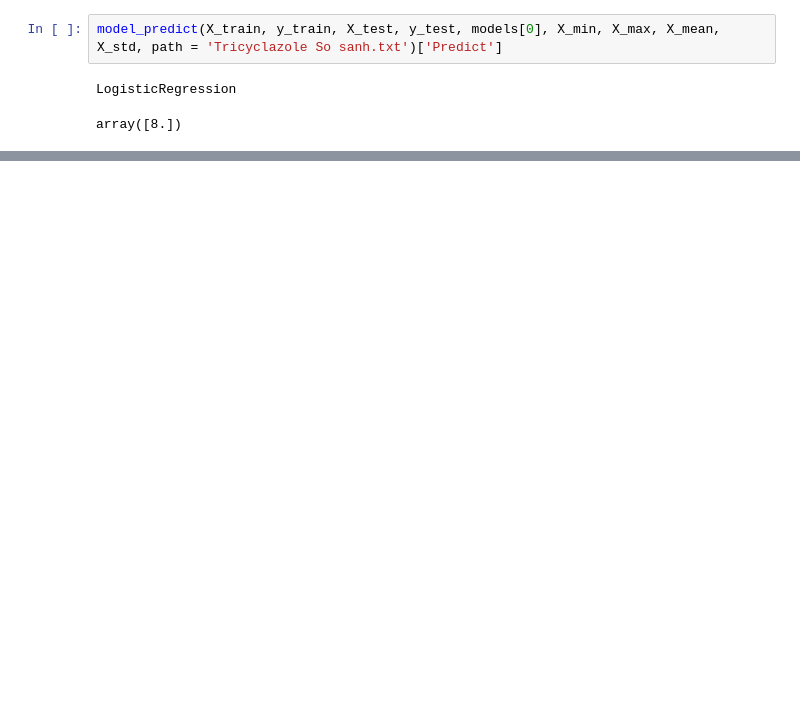
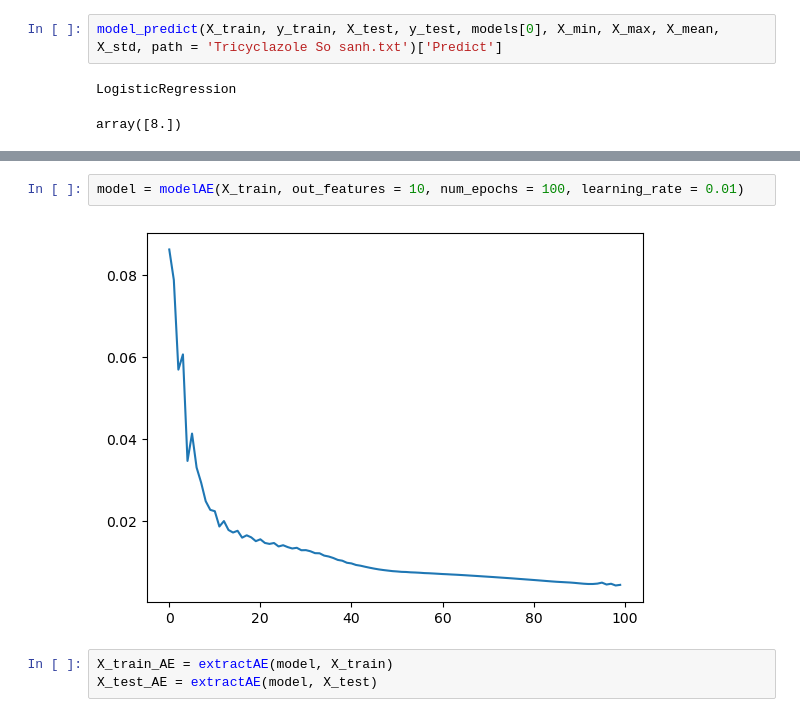
Before and after one commit to qkhanh711/NanoClassification, a Jupyter notebook: NANO.ipynb, the cells around one changed output, grey strips where cells are left out. Drawn from its saved outputs; the diff is of its cells as text; blank space fills up the shorter version.

```diff
--- a/NANO.ipynb
+++ b/NANO.ipynb
@@ -108,0 +169,7 @@ visualize(X, y, option = '3d', eval = 90, azim = 60, legend = False)
+# %%
+model = modelAE(X_train, out_features = 10, num_epochs = 100, learning_rate = 0.01)
+# %% [output]
+[figure, added]
+# %%
+X_train_AE = extractAE(model, X_train)
+X_test_AE = extractAE(model, X_test)
```
Also changed, not shown: parts of 17 cells of this notebook, 4 other files.
